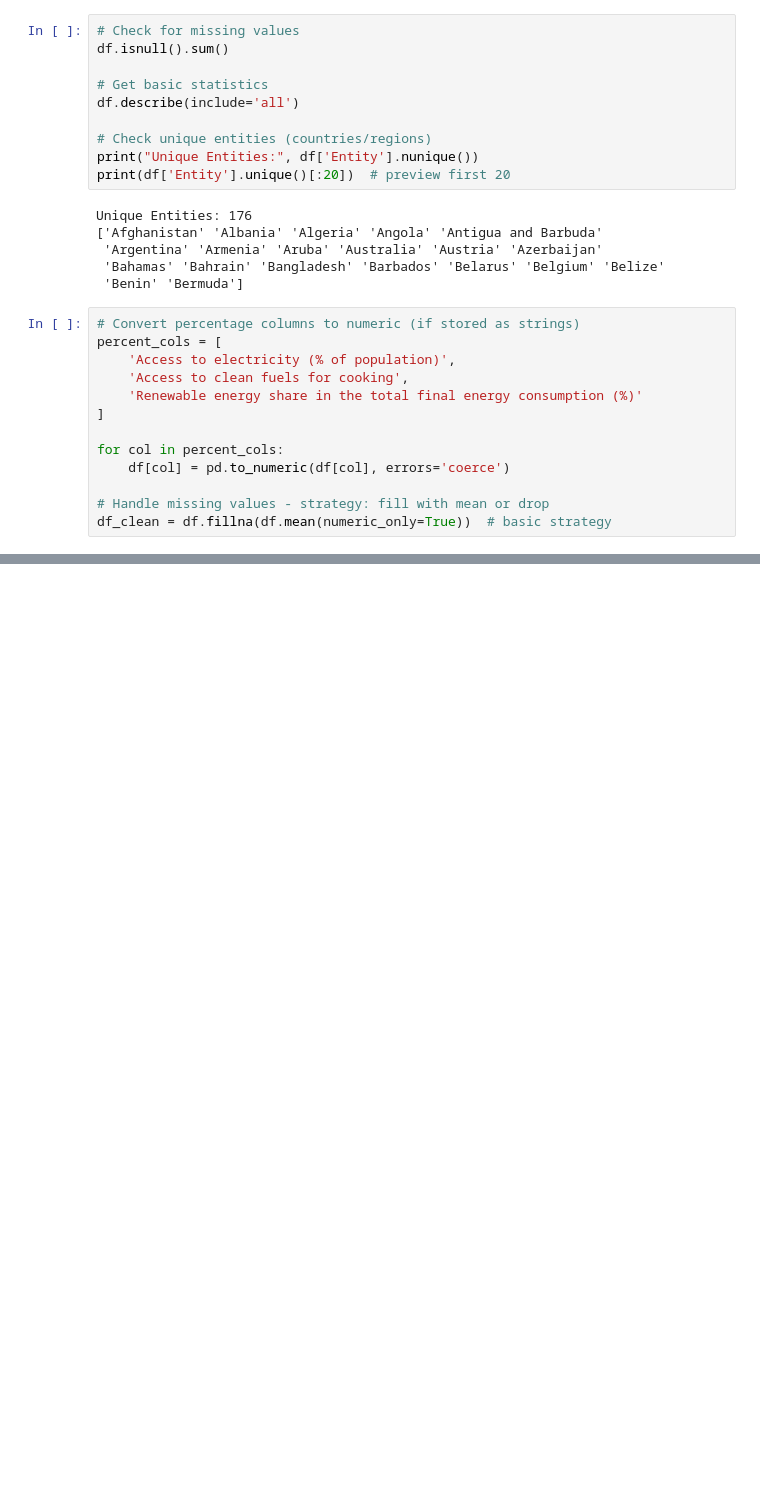
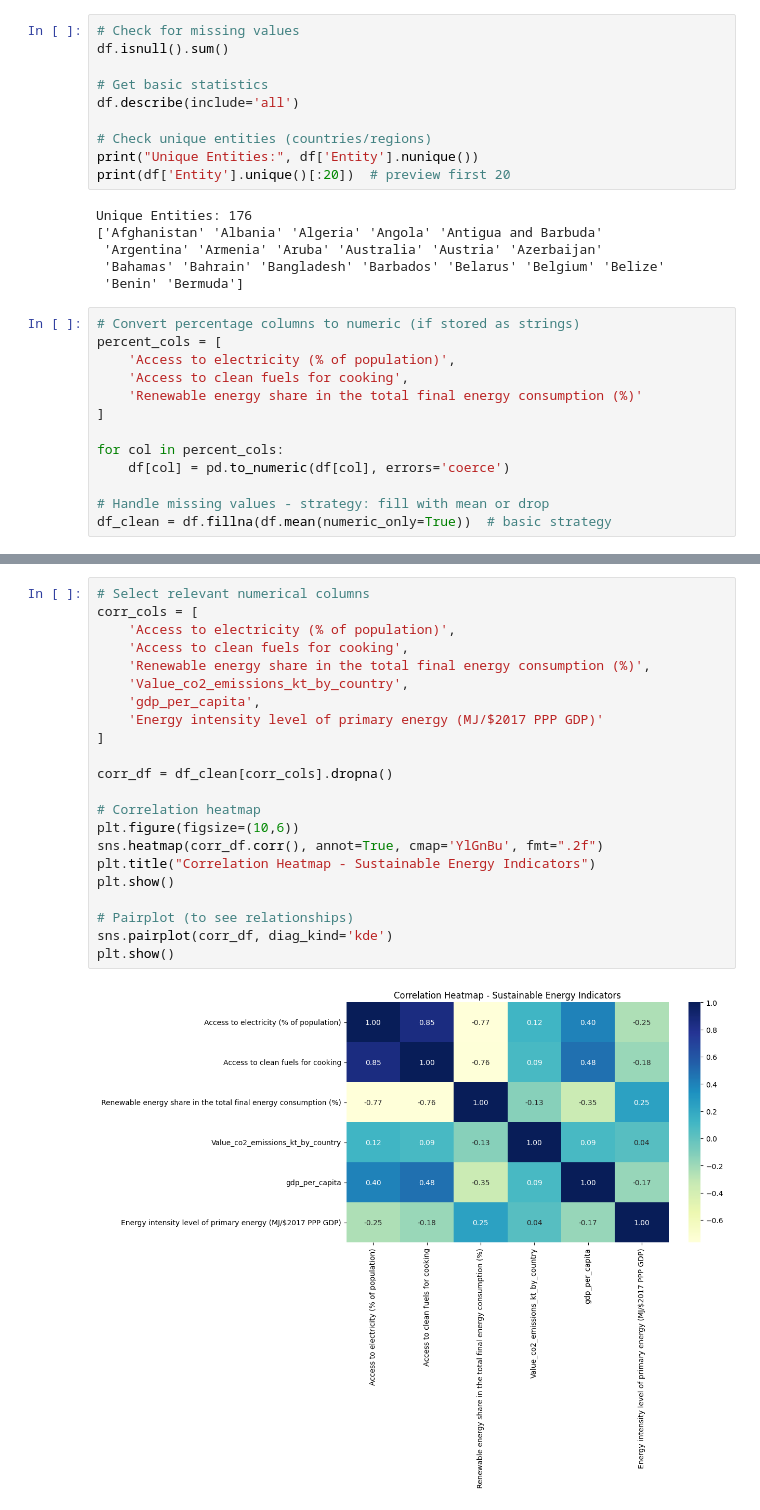
Before and after one commit to shahmoksheet/sustainable-energy, a Jupyter notebook: Week1_Global_Energy_Analysis.ipynb, the cells around one changed output, grey strips where cells are left out. Cells and saved outputs as stored; diff of their text form; blank space fills up the shorter version.

```diff
--- a/Week1_Global_Energy_Analysis.ipynb
+++ b/Week1_Global_Energy_Analysis.ipynb
@@ -121,0 +195,24 @@ fig.show()
+# %%
+# Select relevant numerical columns
+corr_cols = [
+    'Access to electricity (% of population)',
+    'Access to clean fuels for cooking',
+    'Renewable energy share in the total final energy consumption (%)',
+    'Value_co2_emissions_kt_by_country',
+    'gdp_per_capita',
+    'Energy intensity level of primary energy (MJ/$2017 PPP GDP)'
+]
+
+corr_df = df_clean[corr_cols].dropna()
+
+# Correlation heatmap
+plt.figure(figsize=(10,6))
+sns.heatmap(corr_df.corr(), annot=True, cmap='YlGnBu', fmt=".2f")
+plt.title("Correlation Heatmap - Sustainable Energy Indicators")
+plt.show()
+
+# Pairplot (to see relationships)
+sns.pairplot(corr_df, diag_kind='kde')
+plt.show()
+# %% [output]
+[figure, added]
```
Also changed, not shown: parts of 5 cells of this notebook.
